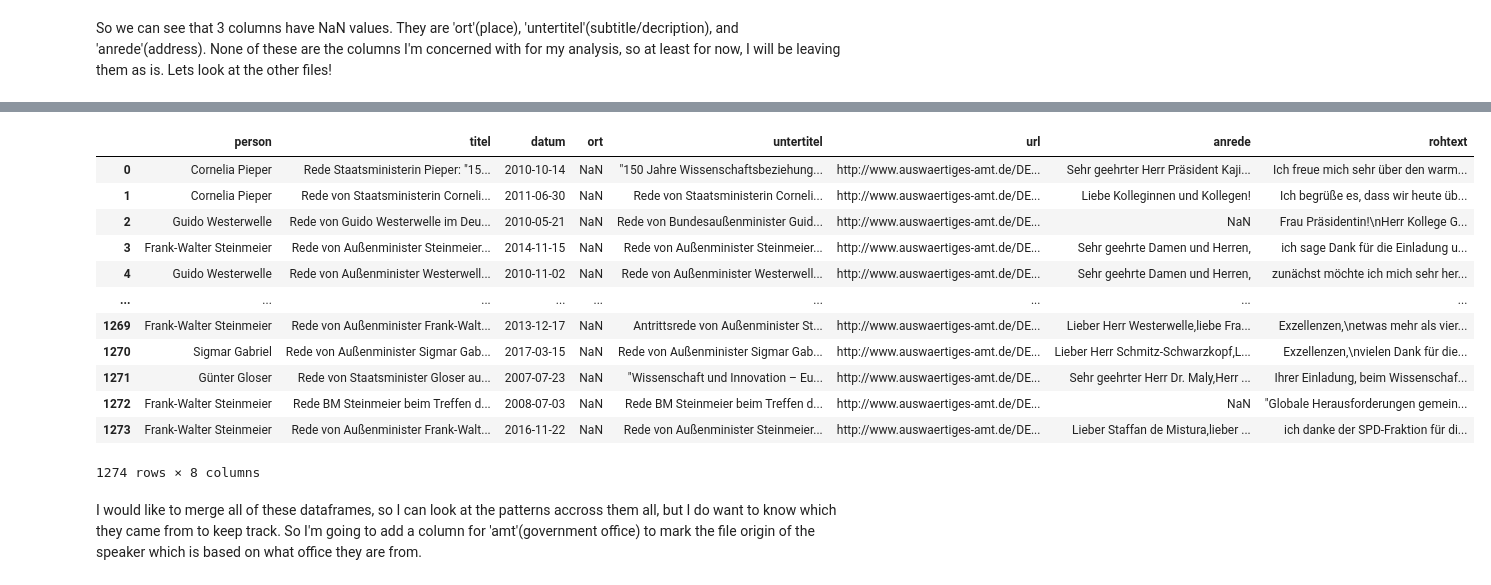
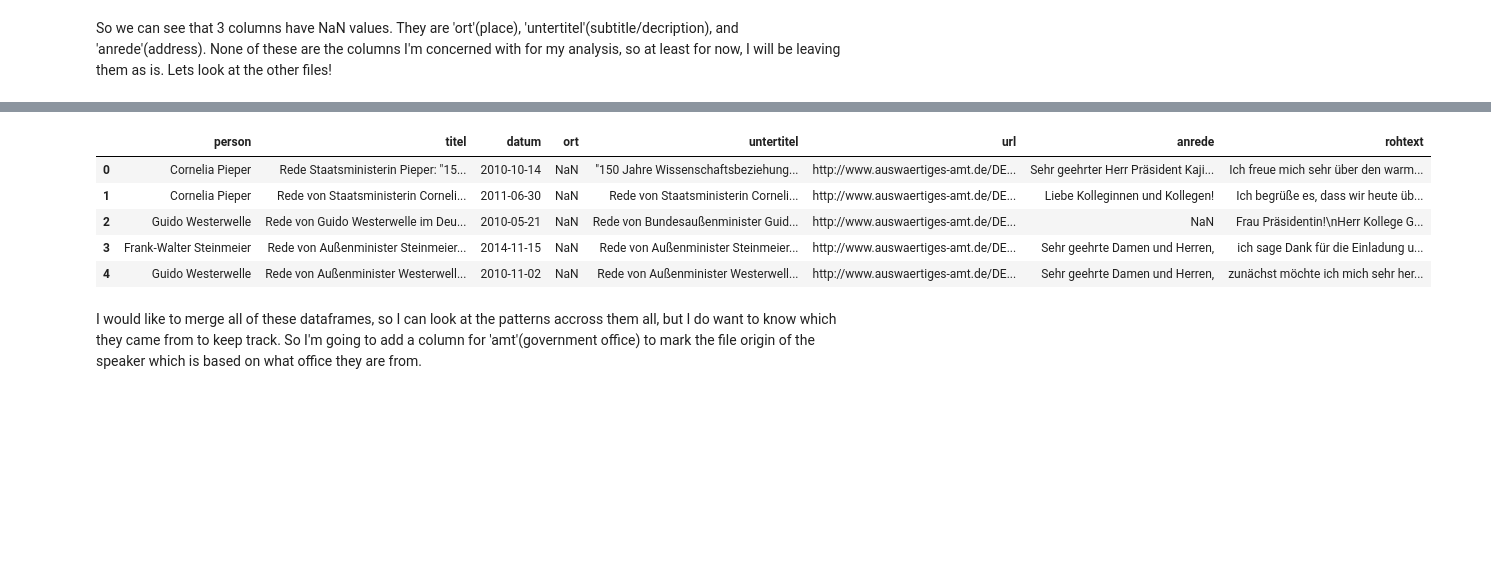
Before and after one commit to Data-Science-for-Linguists-2024/German-Political-Speeches-Sentiment-Analysis, a Jupyter notebook: GPS_Sentiment_Analysis.ipynb, the cells around one changed output, grey strips where cells are left out. Saved outputs shown, nothing was run; the diff lists cells and outputs as text; code cells hidden in the pictures; blank space fills up the shorter version.

```diff
--- a/GPS_Sentiment_Analysis.ipynb
+++ b/GPS_Sentiment_Analysis.ipynb
@@ -82,21 +69,14 @@ BTagPr
 # %%
 f = open("AuswärtigesAmt.xml", "r")
 AusAmt = pd.read_xml(f)
-AusAmt
+AusAmt.head()
 # %% [output]
 |  | person | titel | datum | ort | untertitel | url | anrede | rohtext |
 | 0 | Cornelia Pieper | Rede Staatsministerin Pieper: "15... | 2010-10-14 | NaN | "150 Jahre Wissenschaftsbeziehung... | http://www.auswaertiges-amt.de/DE... | Sehr geehrter Herr Präsident Kaji... | Ich freue mich sehr über den warm... |
 | 1 | Cornelia Pieper | Rede von Staatsministerin Corneli... | 2011-06-30 | NaN | Rede von Staatsministerin Corneli... | http://www.auswaertiges-amt.de/DE... | Liebe Kolleginnen und Kollegen! | Ich begrüße es, dass wir heute üb... |
 | 2 | Guido Westerwelle | Rede von Guido Westerwelle im Deu... | 2010-05-21 | NaN | Rede von Bundesaußenminister Guid... | http://www.auswaertiges-amt.de/DE... | NaN | Frau Präsidentin!\nHerr Kollege G... |
 | 3 | Frank-Walter Steinmeier | Rede von Außenminister Steinmeier... | 2014-11-15 | NaN | Rede von Außenminister Steinmeier... | http://www.auswaertiges-amt.de/DE... | Sehr geehrte Damen und Herren, | ich sage Dank für die Einladung u... |
 | 4 | Guido Westerwelle | Rede von Außenminister Westerwell... | 2010-11-02 | NaN | Rede von Außenminister Westerwell... | http://www.auswaertiges-amt.de/DE... | Sehr geehrte Damen und Herren, | zunächst möchte ich mich sehr her... |
-| ... | ... | ... | ... | ... | ... | ... | ... | ... |
-| 1269 | Frank-Walter Steinmeier | Rede von Außenminister Frank-Walt... | 2013-12-17 | NaN | Antrittsrede von Außenminister St... | http://www.auswaertiges-amt.de/DE... | Lieber Herr Westerwelle,liebe Fra... | Exzellenzen,\netwas mehr als vier... |
-| 1270 | Sigmar Gabriel | Rede von Außenminister Sigmar Gab... | 2017-03-15 | NaN | Rede von Außenminister Sigmar Gab... | http://www.auswaertiges-amt.de/DE... | Lieber Herr Schmitz-Schwarzkopf,L... | Exzellenzen,\nvielen Dank für die... |
-| 1271 | Günter Gloser | Rede von Staatsminister Gloser au... | 2007-07-23 | NaN | "Wissenschaft und Innovation – Eu... | http://www.auswaertiges-amt.de/DE... | Sehr geehrter Herr Dr. Maly,Herr ... | Ihrer Einladung, beim Wissenschaf... |
-| 1272 | Frank-Walter Steinmeier | Rede BM Steinmeier beim Treffen d... | 2008-07-03 | NaN | Rede BM Steinmeier beim Treffen d... | http://www.auswaertiges-amt.de/DE... | NaN | "Globale Herausforderungen gemein... |
-| 1273 | Frank-Walter Steinmeier | Rede von Außenminister Frank-Walt... | 2016-11-22 | NaN | Rede von Außenminister Steinmeier... | http://www.auswaertiges-amt.de/DE... | Lieber Staffan de Mistura,lieber ... | ich danke der SPD-Fraktion für di... |
-1274 rows × 8 columns
 # %% [markdown]
 I would like to merge all of these dataframes, so I can look at the patterns accross them all, but I do want to know which they came from to keep track. So I'm going to add a column for 'amt'(government office) to mark the file origin of the speaker which is based on what office they are from.
 # %%
```
Also changed, not shown: parts of 18 cells of this notebook, 2 other files.
